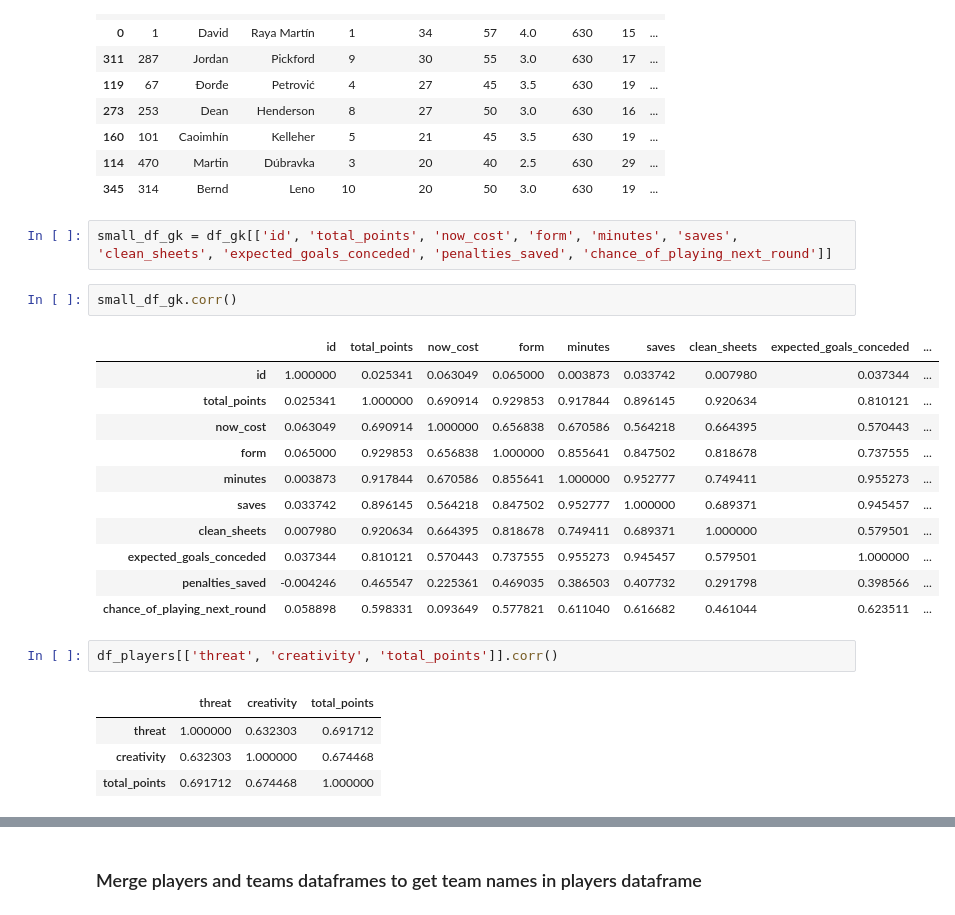
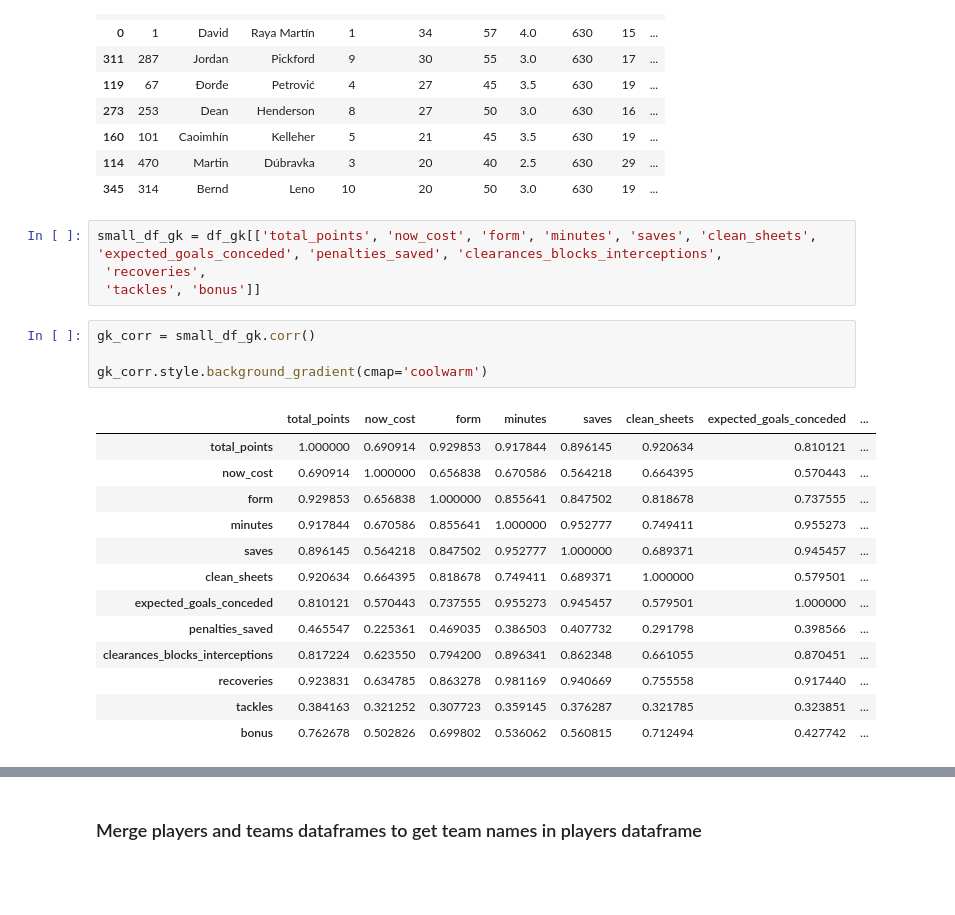
Before and after one commit to atharva-patade/fpl-eda, a Jupyter notebook: 01-FPL-players-teams-exploring.ipynb, the cells around one changed output, grey strips where cells are left out. Saved outputs shown, nothing was run; the diff lists cells and outputs as text; blank space fills up the shorter version.

```diff
--- a/01-FPL-players-teams-exploring.ipynb
+++ b/01-FPL-players-teams-exploring.ipynb
@@ -543,25 +537,24 @@ df_gk.nlargest(10, 'total_points')[['id', 'first_name', 'second_name', 'team', '
 | 114 | 470 | Martin | Dúbravka | 3 | 20 | 40 | 2.5 | 630 | 29 | ... |
 | 345 | 314 | Bernd | Leno | 10 | 20 | 50 | 3.0 | 630 | 19 | ... |
 # %%
-small_df_gk = df_gk[['id', 'total_points', 'now_cost', 'form', 'minutes', 'saves', 'clean_sheets', 'expected_goals_conceded', 'penalties_saved', 'chance_of_playing_next_round']]
+small_df_gk = df_gk[['total_points', 'now_cost', 'form', 'minutes', 'saves', 'clean_sheets', 'expected_goals_conceded', 'penalties_saved', 'clearances_blocks_interceptions',
+ 'recoveries',
+ 'tackles', 'bonus']]
 # %%
-small_df_gk.corr()
+gk_corr = small_df_gk.corr()
+
+gk_corr.style.background_gradient(cmap='coolwarm')
 # %% [output]
-|  | id | total_points | now_cost | form | minutes | saves | clean_sheets | expected_goals_conceded | ... |
-| id | 1.000000 | 0.025341 | 0.063049 | 0.065000 | 0.003873 | 0.033742 | 0.007980 | 0.037344 | ... |
-| total_points | 0.025341 | 1.000000 | 0.690914 | 0.929853 | 0.917844 | 0.896145 | 0.920634 | 0.810121 | ... |
-| now_cost | 0.063049 | 0.690914 | 1.000000 | 0.656838 | 0.670586 | 0.564218 | 0.664395 | 0.570443 | ... |
-| form | 0.065000 | 0.929853 | 0.656838 | 1.000000 | 0.855641 | 0.847502 | 0.818678 | 0.737555 | ... |
-| minutes | 0.003873 | 0.917844 | 0.670586 | 0.855641 | 1.000000 | 0.952777 | 0.749411 | 0.955273 | ... |
-| saves | 0.033742 | 0.896145 | 0.564218 | 0.847502 | 0.952777 | 1.000000 | 0.689371 | 0.945457 | ... |
-| clean_sheets | 0.007980 | 0.920634 | 0.664395 | 0.818678 | 0.749411 | 0.689371 | 1.000000 | 0.579501 | ... |
-| expected_goals_conceded | 0.037344 | 0.810121 | 0.570443 | 0.737555 | 0.955273 | 0.945457 | 0.579501 | 1.000000 | ... |
-| penalties_saved | -0.004246 | 0.465547 | 0.225361 | 0.469035 | 0.386503 | 0.407732 | 0.291798 | 0.398566 | ... |
-| chance_of_playing_next_round | 0.058898 | 0.598331 | 0.093649 | 0.577821 | 0.611040 | 0.616682 | 0.461044 | 0.623511 | ... |
+|  | total_points | now_cost | form | minutes | saves | clean_sheets | expected_goals_conceded | ... |
+| total_points | 1.000000 | 0.690914 | 0.929853 | 0.917844 | 0.896145 | 0.920634 | 0.810121 | ... |
+| now_cost | 0.690914 | 1.000000 | 0.656838 | 0.670586 | 0.564218 | 0.664395 | 0.570443 | ... |
+| form | 0.929853 | 0.656838 | 1.000000 | 0.855641 | 0.847502 | 0.818678 | 0.737555 | ... |
+| minutes | 0.917844 | 0.670586 | 0.855641 | 1.000000 | 0.952777 | 0.749411 | 0.955273 | ... |
+| saves | 0.896145 | 0.564218 | 0.847502 | 0.952777 | 1.000000 | 0.689371 | 0.945457 | ... |
+| clean_sheets | 0.920634 | 0.664395 | 0.818678 | 0.749411 | 0.689371 | 1.000000 | 0.579501 | ... |
+| expected_goals_conceded | 0.810121 | 0.570443 | 0.737555 | 0.955273 | 0.945457 | 0.579501 | 1.000000 | ... |
+| penalties_saved | 0.465547 | 0.225361 | 0.469035 | 0.386503 | 0.407732 | 0.291798 | 0.398566 | ... |
+| clearances_blocks_interceptions | 0.817224 | 0.623550 | 0.794200 | 0.896341 | 0.862348 | 0.661055 | 0.870451 | ... |
+| recoveries | 0.923831 | 0.634785 | 0.863278 | 0.981169 | 0.940669 | 0.755558 | 0.917440 | ... |
+| tackles | 0.384163 | 0.321252 | 0.307723 | 0.359145 | 0.376287 | 0.321785 | 0.323851 | ... |
+| bonus | 0.762678 | 0.502826 | 0.699802 | 0.536062 | 0.560815 | 0.712494 | 0.427742 | ... |
-# %%
-df_players[['threat', 'creativity', 'total_points']].corr()
-# %% [output]
-|  | threat | creativity | total_points |
-| threat | 1.000000 | 0.632303 | 0.691712 |
-| creativity | 0.632303 | 1.000000 | 0.674468 |
-| total_points | 0.691712 | 0.674468 | 1.000000 |
```
Also changed, not shown: parts of 16 cells of this notebook.
